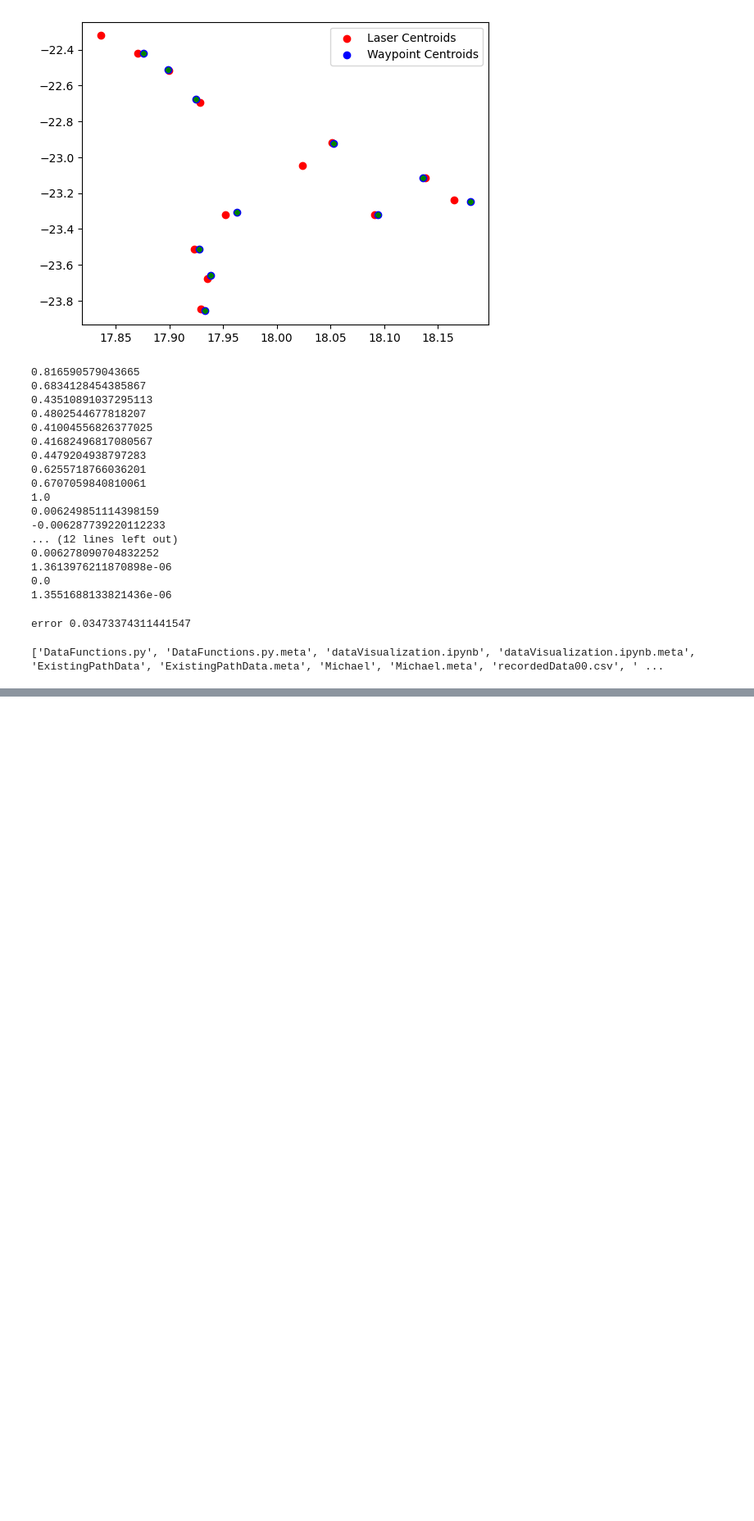
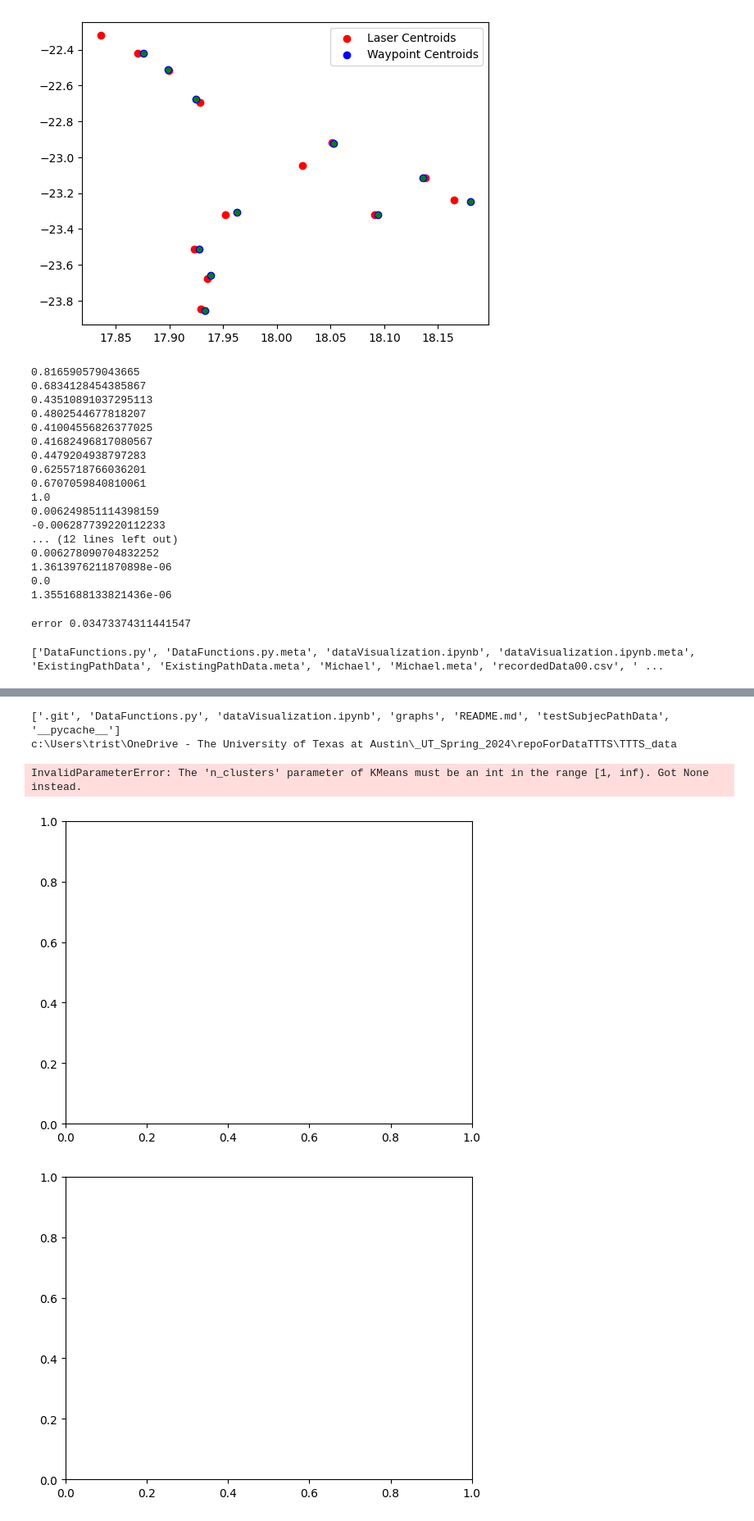
Before and after one commit to Talkis1/TTTS_data, a Jupyter notebook: dataVisualization.ipynb, the cells around one changed output, grey strips where cells are left out. Shown: that part at 82% size. Saved outputs shown, nothing was run; the diff lists cells and outputs as text; code cells hidden in the pictures; blank space fills up the shorter version.

```diff
--- a/dataVisualization.ipynb
+++ b/dataVisualization.ipynb
@@ -401,0 +403,18 @@ updatedDirectory = curdir + '\\testSubjecPathData'
+# %%
+from DataFunctions import *
+import os
+curdir = os.getcwd()
+print(os.listdir(curdir))
+
+updatedDirectory = curdir + '\\testSubjecPathData\\individualTestCases'
+[df1s, df2s] = plotData(updatedDirectory, 'Barbara_visual')
+
+# df_new = df.iloc[715:]
+
+# [num, df_nw] = getNumberAndCoordinatesOfWaypoints(df)
+# %% [output]
+['.git', 'DataFunctions.py', 'dataVisualization.ipynb', 'graphs', 'README.md', 'testSubjecPathData', '__pycache__']
+c:\Users\trist\OneDrive - The University of Texas at Austin\_UT_Spring_2024\repoForDataTTTS\TTTS_data
+InvalidParameterError: The 'n_clusters' parameter of KMeans must be an int in the range [1, inf). Got None instead.
+[figure, added]
+[figure, added]
```
Also changed, not shown: parts of 2 cells of this notebook, 25 other files.
